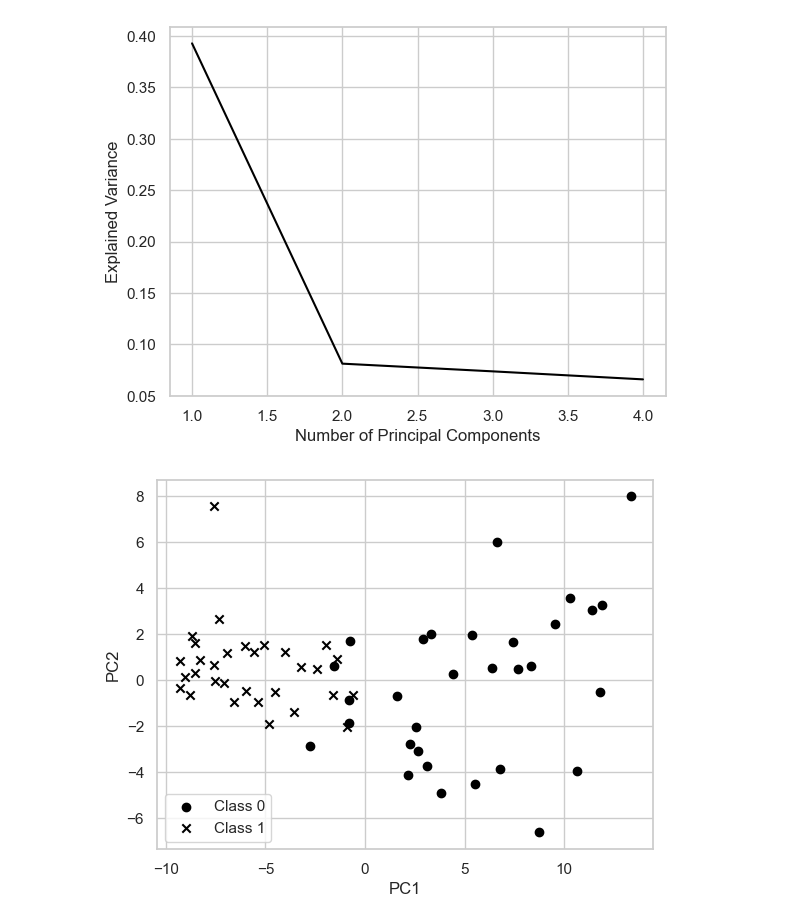
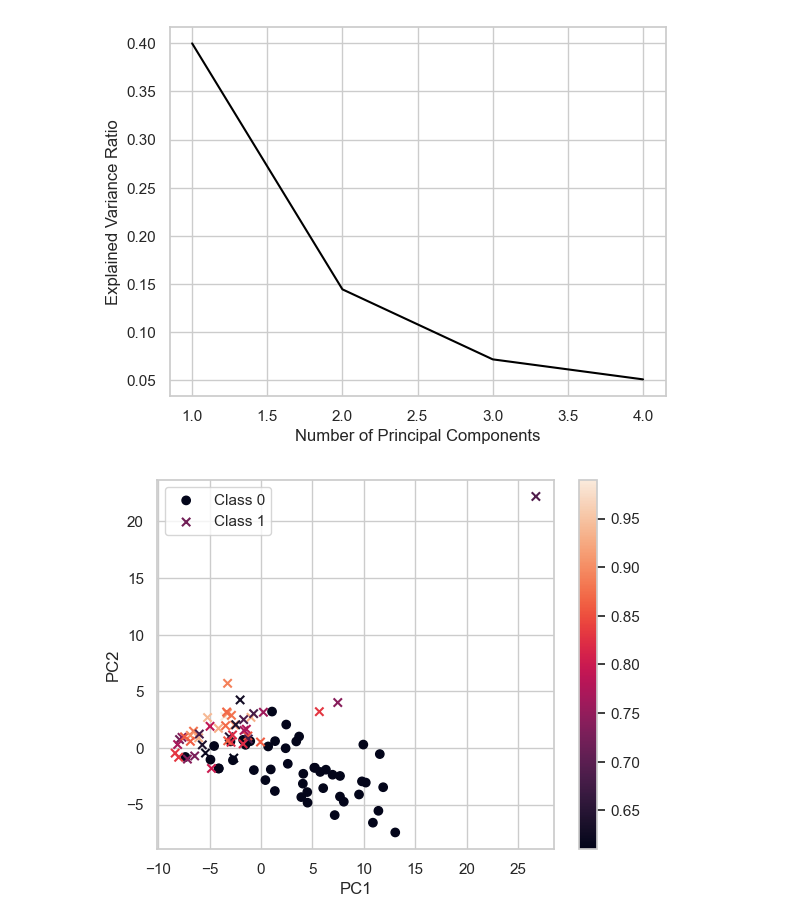
Before and after one commit to TimBerti/ssvep-cvd, a Jupyter notebook: notebooks/cwt_svm_classifier.ipynb, the cells around one changed output. Cells and saved outputs as stored; diff of their text form; code cells hidden in the pictures.

```diff
--- a/notebooks/cwt_svm_classifier.ipynb
+++ b/notebooks/cwt_svm_classifier.ipynb
@@ -65,4 +49,29 @@ X, y = build_dataset(directory_list)
 # %%
+class Preprocessor(BaseEstimator, TransformerMixin):
+    def __init__(self):
+        pass
+
+    def fit(self, X, y=None):
+        return self
+
+    def transform(self, X):
+        X_new = []
+        max_len = 0
+        for x in X:
+            x = sa.apply_ransac_detrending(x)
+            x = sa.filter_extreme_values(x)
+            x = sa.apply_lowpass_filter(x)
+            x = sa.apply_highpass_filter(x)
+            x = sa.apply_notch_filter(x)
+            x, _ = sa.compute_reduced_signal(x)
+            X_new.append(x)
+            max_len = max(max_len, len(x))
+
+        # zero padding
+        for i, x in enumerate(X_new):
+            X_new[i] = np.concatenate((x, np.zeros(max_len - len(x))))
+        return np.array(X_new)
+
 class WaveletTransformer(BaseEstimator, TransformerMixin):
     def __init__(self, w=50, sampling_rate=250, frequency=16.5):
         self.w = w
@@ -88,12 +97,14 @@ class Subsampler(BaseEstimator, TransformerMixin):
         idx_mask = X.shape[1] // self.n_samples * np.arange(self.n_samples)
         return X[:, idx_mask]
 
+preprocessor = Preprocessor()
 wavelet_transformer = WaveletTransformer()
 subsampler = Subsampler()
 # %%
-X_train, X_test, y_train, y_test = train_test_split(X, y, test_size=0.2)
+X_train, X_test, y_train, y_test = train_test_split(X, y, test_size=0.3)
 
 pipeline = Pipeline([
+    ('preprocessor', preprocessor),
     ('wavelet_transformer', wavelet_transformer),
     ('subsampler', subsampler),
     ('scaler', StandardScaler()),
@@ -158,25 +169,29 @@ plt.show()
 # %%
-explained_variance = pca.explained_variance_ratio_
-num_components = len(explained_variance)
-plt.plot(range(1, num_components + 1), explained_variance, color='black')
+explained_variance_ratio = pca.explained_variance_ratio_
+num_components = len(explained_variance_ratio)
+plt.plot(range(1, num_components + 1), explained_variance_ratio, color='black')
 plt.xlabel('Number of Principal Components')
-plt.ylabel('Explained Variance')
+plt.ylabel('Explained Variance Ratio')
 plt.show()
 # %% [output]
-[figure, old version]
+[figure, new version]
 # %%
-X_pca = model.named_steps['wavelet_transformer'].transform(X)
+X_pca = model.named_steps['preprocessor'].transform(X)
+X_pca = model.named_steps['wavelet_transformer'].transform(X_pca)
 X_pca = model.named_steps['subsampler'].transform(X_pca)
 X_pca = model.named_steps['scaler'].transform(X_pca)
 X_pca = model.named_steps['pca'].transform(X_pca)
 
+y_arr = np.array(y)
+
 markers = ['o', 'x']
 for i, marker in enumerate(markers):
-    plt.scatter(X_pca[y == i, 0], X_pca[y == i, 1], marker=marker, label=f'Class {i}', color='black')
+    plt.scatter(X_pca[y_arr == i, 0], X_pca[y_arr == i, 1], marker=marker, label=f'Class {i}', c=np.array(severities)[y_arr == i])
 
 plt.legend()
+plt.colorbar()
 plt.xlabel('PC1')
 plt.ylabel('PC2')
 plt.show()
 # %% [output]
-[figure, old version]
+[figure, new version]
```
Also changed, not shown: parts of 4 cells of this notebook.
